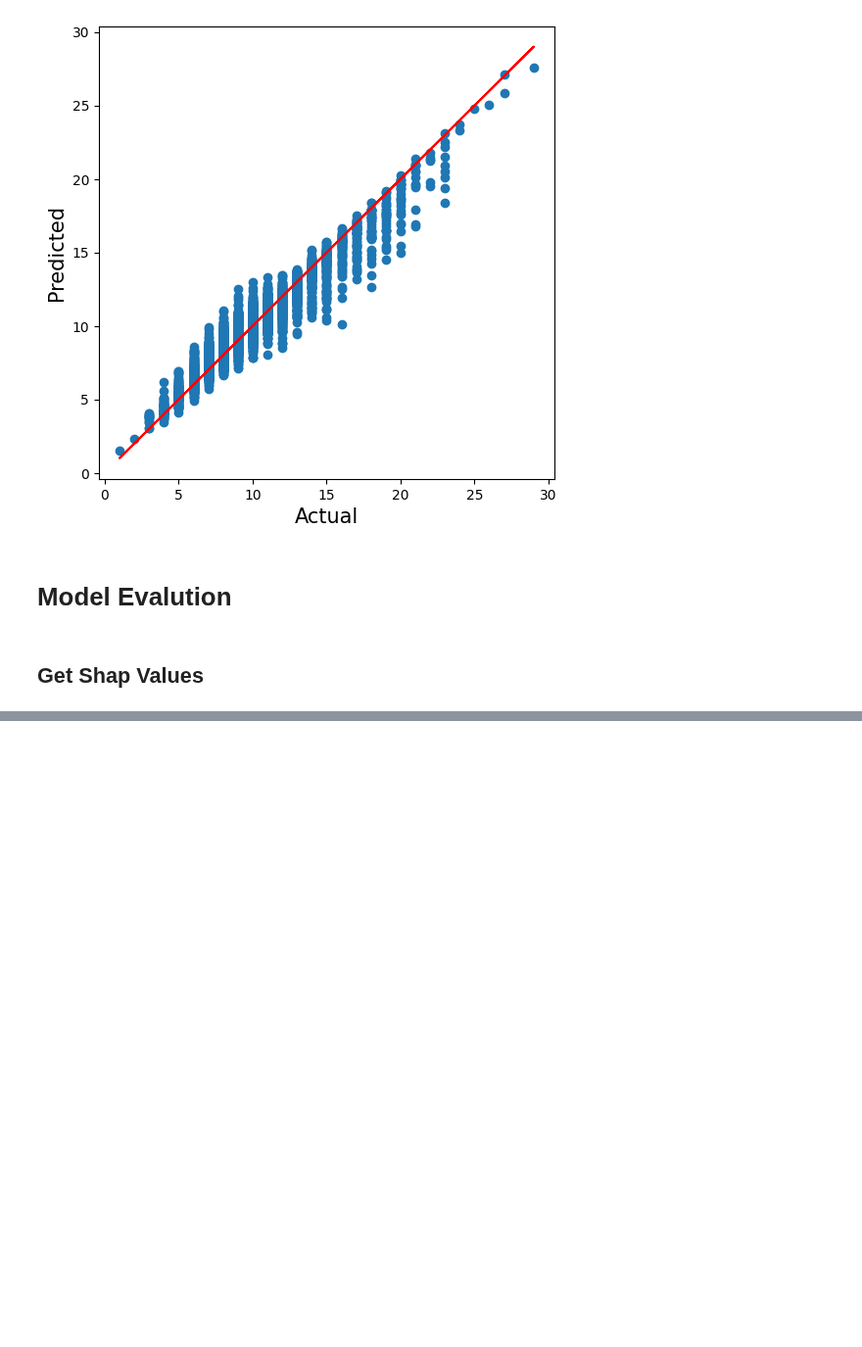
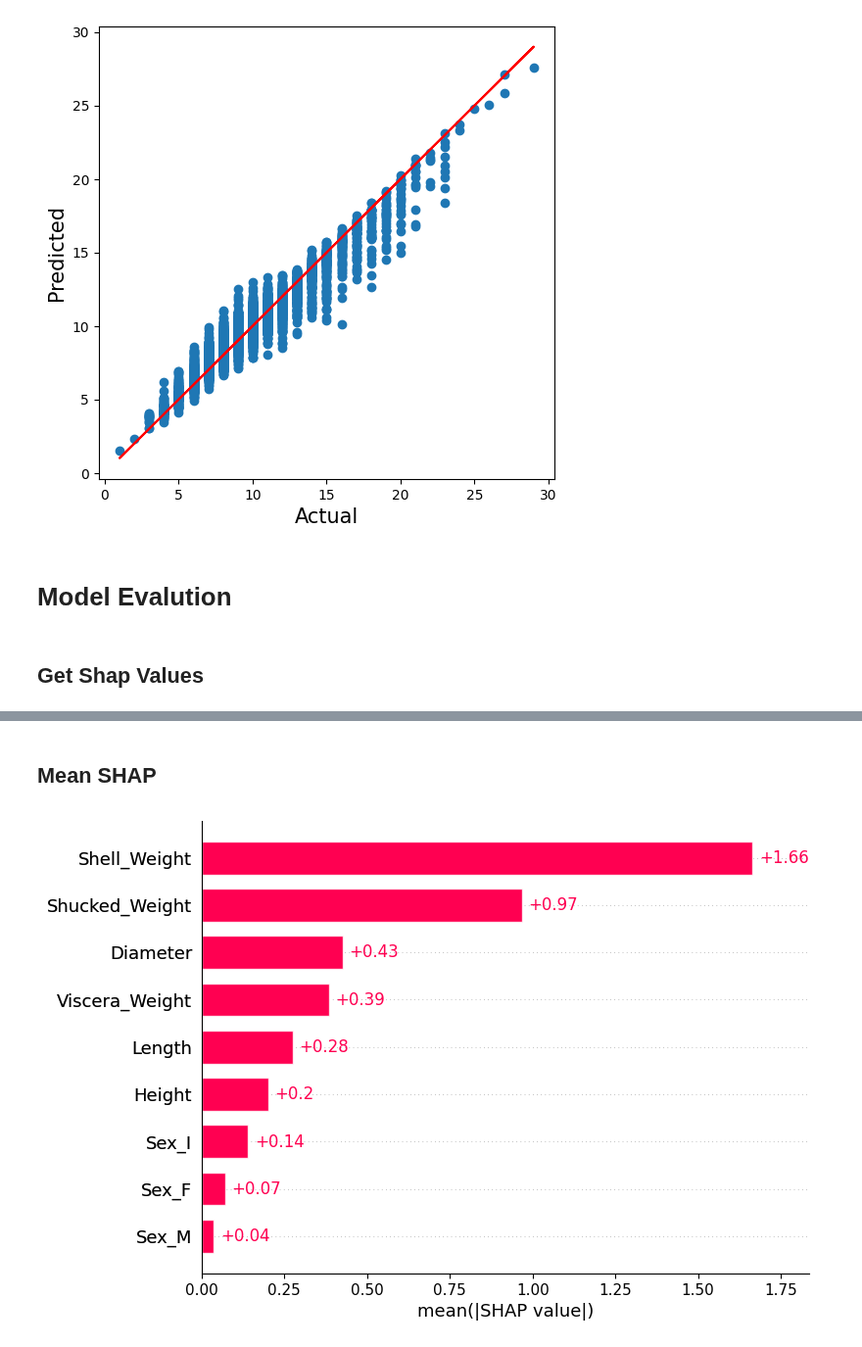
Before and after one commit to akshayyewle/Machine-Learning, a Jupyter notebook: 16 SHAP Introduction With Python/SHAP For Regression Models.ipynb, the cells around one changed output, grey strips where cells are left out. Shown at 98% size. Cells and saved outputs as stored; diff of their text form; code cells hidden in the pictures; blank space fills up the shorter version.

```diff
--- a/16 SHAP Introduction With Python/SHAP For Regression Models.ipynb
+++ b/16 SHAP Introduction With Python/SHAP For Regression Models.ipynb
@@ -186,0 +212,6 @@ shap_values = explainer(X_test)
+# %% [markdown]
+## **Mean SHAP**
+# %%
+shap.plots.bar(shap_values)
+# %% [output]
+[figure, added]
```
Also changed, not shown: parts of 10 cells of this notebook.
